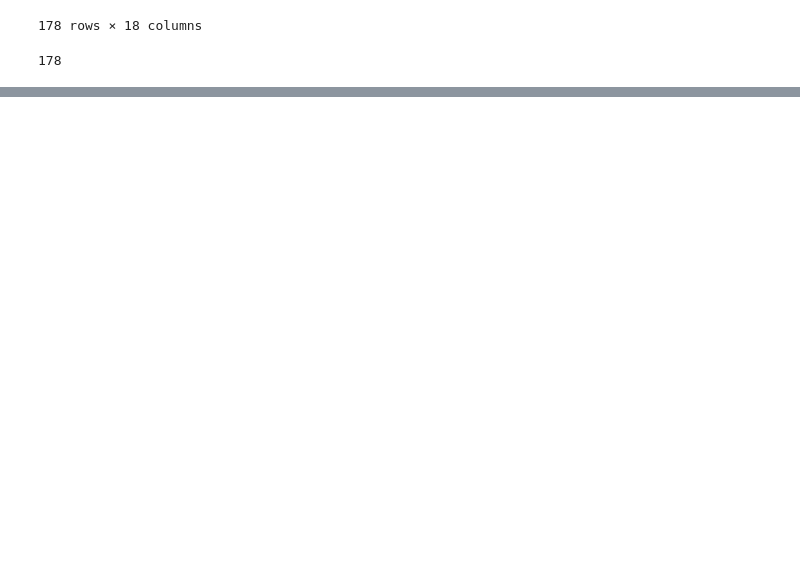
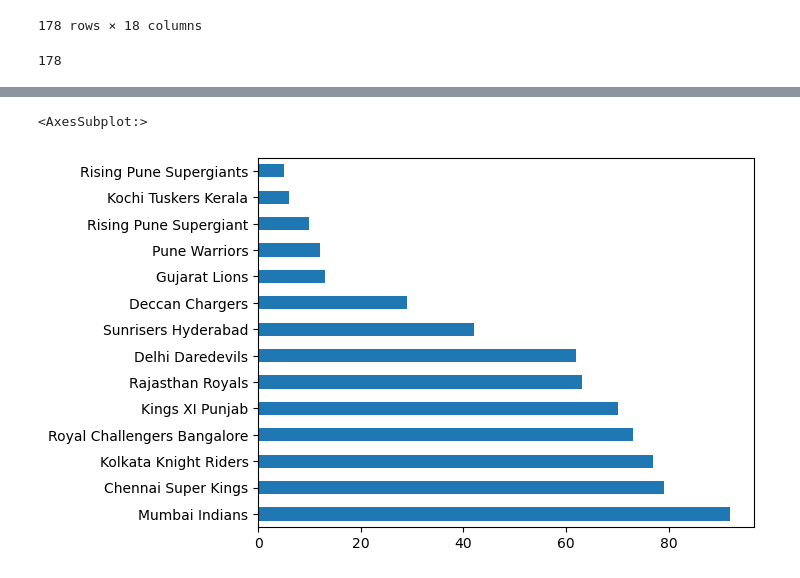
Before and after one commit to ShafikPalla/Project, a Jupyter notebook: Pandas_IPL_dataset.ipynb, the cells around one changed output, grey strips where cells are left out. Cells and saved outputs as stored; diff of their text form; code cells hidden in the pictures; blank space fills up the shorter version.

```diff
--- a/Pandas_IPL_dataset.ipynb
+++ b/Pandas_IPL_dataset.ipynb
@@ -314,0 +361,5 @@ data[mask1 & mask2]
+# %%
+data['winner'].value_counts().plot(kind='barh')
+# %% [output]
+<AxesSubplot:>
+[figure, added]
```
Also changed, not shown: parts of 9 cells of this notebook.
